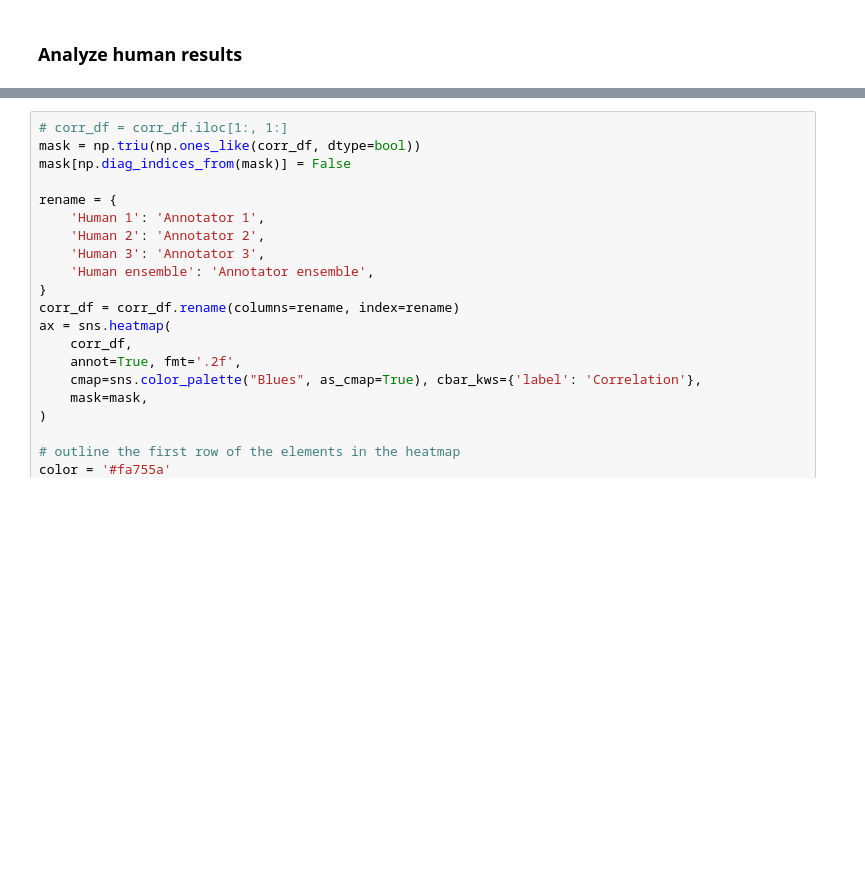
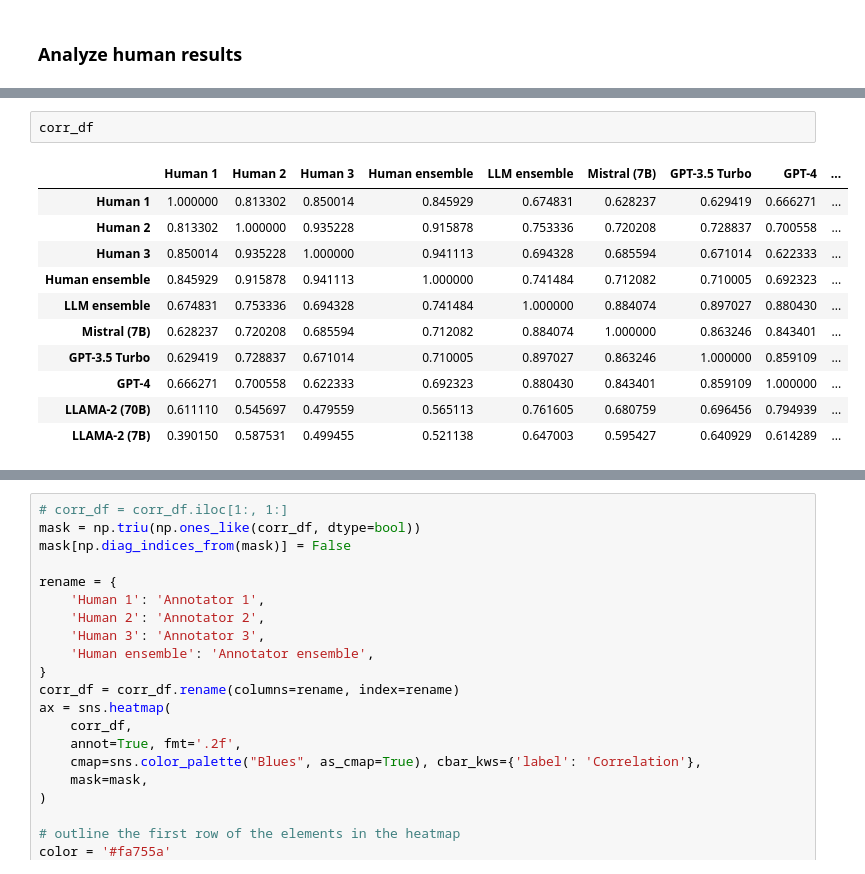
Before and after one commit to csinva/pedidose-efic-analysis, a Jupyter notebook: notebooks/01_sentiment_site_level.ipynb, the cells around one changed output, grey strips where cells are left out. Drawn from its saved outputs; the diff is of its cells as text; blank space fills up the shorter version.

```diff
--- a/notebooks/01_sentiment_site_level.ipynb
+++ b/notebooks/01_sentiment_site_level.ipynb
@@ -423,0 +557,14 @@ num annots 105
+# %%
+corr_df
+# %% [output]
+|  | Human 1 | Human 2 | Human 3 | Human ensemble | LLM ensemble | Mistral (7B) | GPT-3.5 Turbo | GPT-4 | ... |
+| Human 1 | 1.000000 | 0.813302 | 0.850014 | 0.845929 | 0.674831 | 0.628237 | 0.629419 | 0.666271 | ... |
+| Human 2 | 0.813302 | 1.000000 | 0.935228 | 0.915878 | 0.753336 | 0.720208 | 0.728837 | 0.700558 | ... |
+| Human 3 | 0.850014 | 0.935228 | 1.000000 | 0.941113 | 0.694328 | 0.685594 | 0.671014 | 0.622333 | ... |
+| Human ensemble | 0.845929 | 0.915878 | 0.941113 | 1.000000 | 0.741484 | 0.712082 | 0.710005 | 0.692323 | ... |
+| LLM ensemble | 0.674831 | 0.753336 | 0.694328 | 0.741484 | 1.000000 | 0.884074 | 0.897027 | 0.880430 | ... |
+| Mistral (7B) | 0.628237 | 0.720208 | 0.685594 | 0.712082 | 0.884074 | 1.000000 | 0.863246 | 0.843401 | ... |
+| GPT-3.5 Turbo | 0.629419 | 0.728837 | 0.671014 | 0.710005 | 0.897027 | 0.863246 | 1.000000 | 0.859109 | ... |
+| GPT-4 | 0.666271 | 0.700558 | 0.622333 | 0.692323 | 0.880430 | 0.843401 | 0.859109 | 1.000000 | ... |
+| LLAMA-2 (70B) | 0.611110 | 0.545697 | 0.479559 | 0.565113 | 0.761605 | 0.680759 | 0.696456 | 0.794939 | ... |
+| LLAMA-2 (7B) | 0.390150 | 0.587531 | 0.499455 | 0.521138 | 0.647003 | 0.595427 | 0.640929 | 0.614289 | ... |
```
Also changed, not shown: parts of 11 cells of this notebook.
